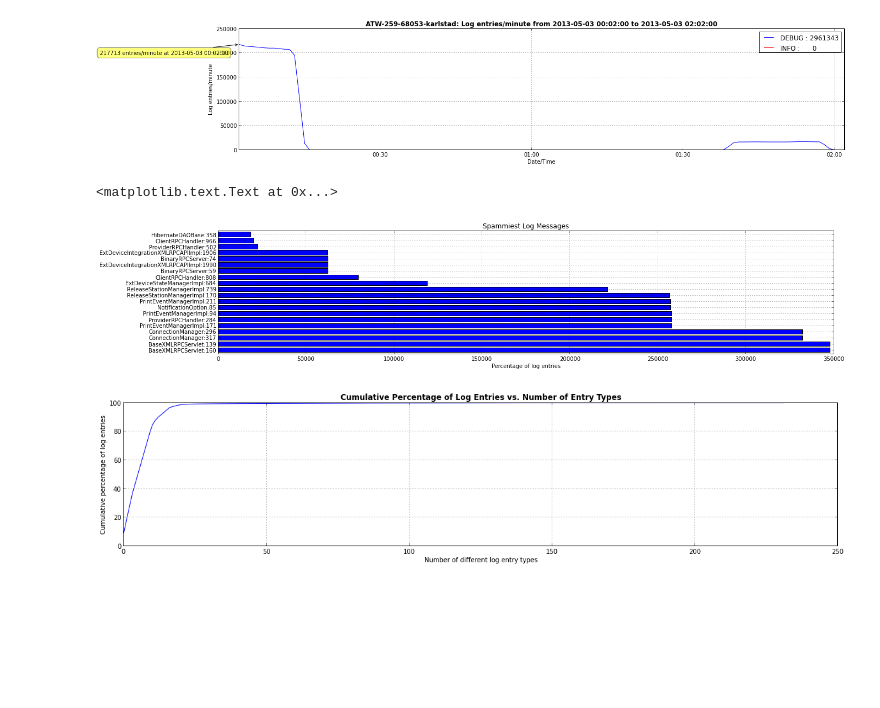
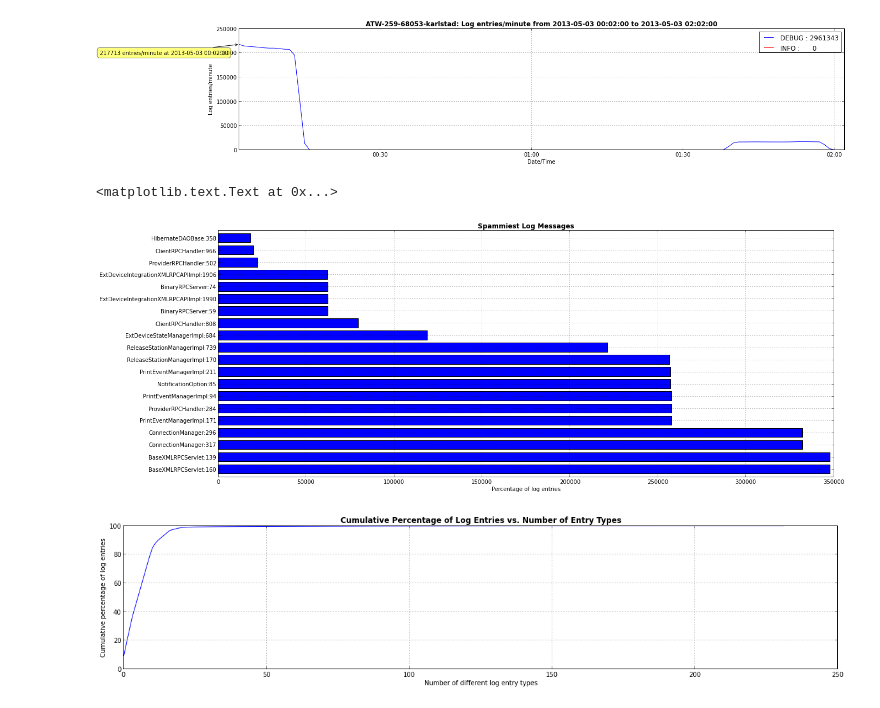
Before and after one commit to peterwilliams97/log_analysis, a Jupyter notebook: nb_pandas-preprocessed-log-files.ipynb, the cells around one changed output. Drawn from its saved outputs; the diff is of its cells as text; code cells hidden in the pictures; blank space fills up the shorter version.

```diff
--- a/nb_pandas-preprocessed-log-files.ipynb
+++ b/nb_pandas-preprocessed-log-files.ipynb
@@ -17,16 +17,17 @@ Set up the [IPython](http://ipython.org/) Environment
 from __future__ import division
 import re, sys, glob
 import pandas as pd
-from pandas import DataFrame, Series, Timestamp, DateOffset
+from pandas import DataFrame, Series, Timestamp, DateOffset, HDFStore
 import matplotlib as mpl
 import os
 import cPickle as pickle
 from collections import OrderedDict
 from datetime import datetime, timedelta
 WIDTH = 20
+HEIGHT = 4
 mpl.rcParams['axes.color_cycle'] = ['b', 'r', 'c', 'y', 'k', 'm']
 mpl.rcParams['legend.loc'] = 'best'
-mpl.rcParams['figure.figsize'] = [WIDTH, 4]
+mpl.rcParams['figure.figsize'] = [WIDTH, HEIGHT]
 np.set_printoptions(linewidth=200)
 pd.set_printoptions(max_rows=100, max_columns=10, precision=4)
 # %% [markdown]
@@ -95,8 +97,18 @@ pandas: 0.11.0
 #data_dir = r'data\AAA-Copy-Copy'
 #data_dir = r'data\BIG'
 #data_dir = r'data\CAN-581-15745_2'
-data_dir = r'data\ATW-259-68053-karlstad'
+#data_dir = r'data\ATW-259-68053-karlstad'
 #data_dir = r'data\Kingston'
+#data_dir = r'data\UXQ-123-36212'
+data_dir = r'data\CLX-589-92595'
+
+if False:
+    path = os.path.join(data_dir, 'lfl_freq.h5')
+    assert os.path.exists(path), path
+    final_store = HDFStore(path)
+    print 'Keys: %s' % final_store
+    final_store.close()
+
 lfl_freq = pd.read_hdf(os.path.join(data_dir, 'lfl_freq.h5'), 'logs')
 lfl_freq_corr = pd.read_hdf(os.path.join(data_dir, 'lfl_freq_corr.h5'), 'logs')
 lfl_sorted = pickle.load(open(os.path.join(data_dir, 'lfl_sorted.pkl'), 'rb'))
@@ -236,11 +235,12 @@ annotate_peak(totals)
 # %% [output]
 [figure]
 # %%
+figsize(WIDTH, 8)
 counts = Series({k: lfl_freq[k].sum() for k in keys}, index=keys)
 counts[:20].plot(kind='barh')
 plt.xlabel('Percentage of log entries')
-plt.title('Spammiest Log Messages')
+plt.title('Spammiest Log Messages', fontweight='bold')
 # %% [output]
 <matplotlib.text.Text at 0x...>
-[figure, old version]
+[figure, new version]
 # %%
```
Also changed, not shown: parts of 11 cells of this notebook, 1 other file.
